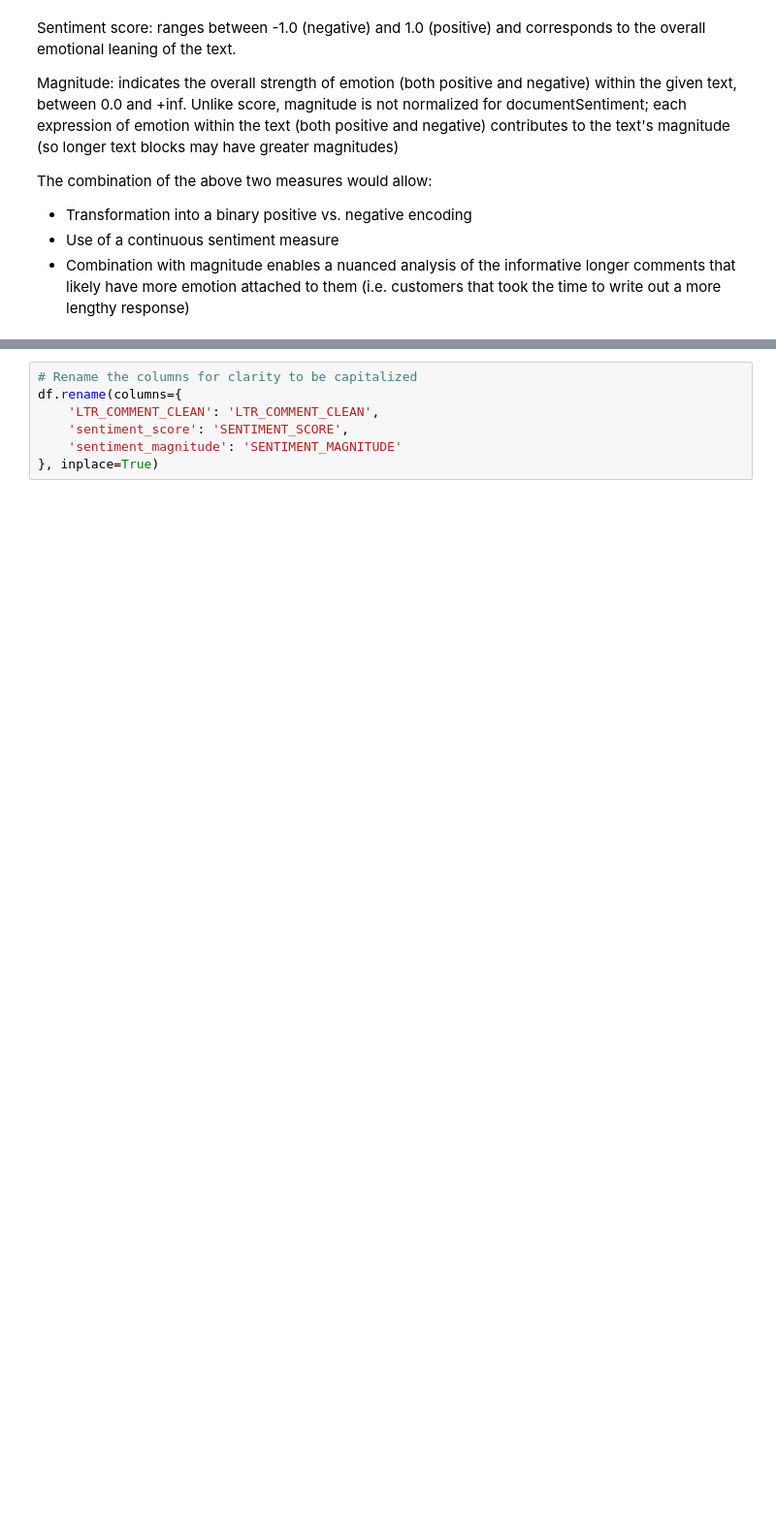
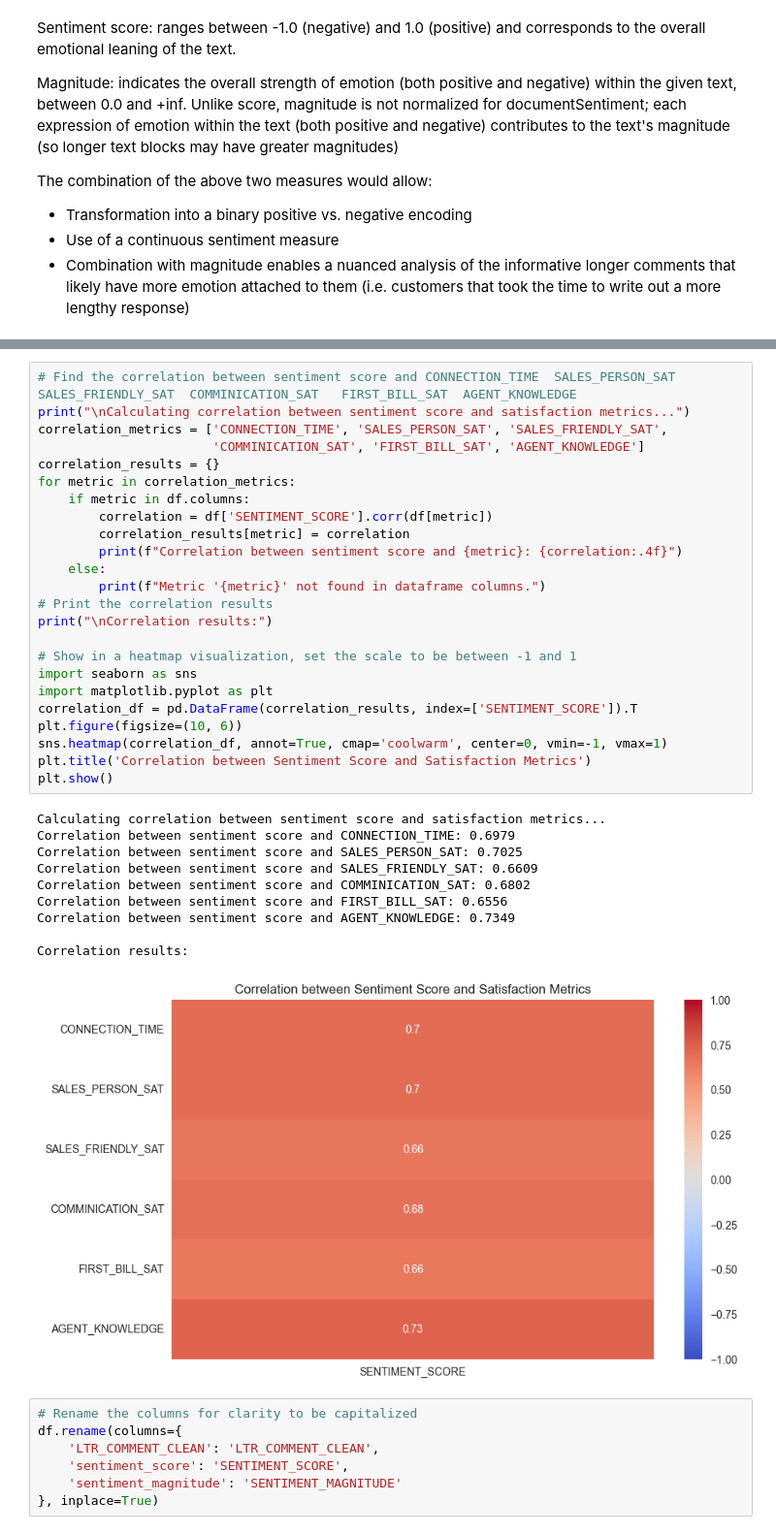
Before and after one commit to Ry-Rousseau/NLP_Call_Script_Analysis, a Jupyter notebook: notebooks/sentiment_analysis_modelling.ipynb, the cells around one changed output, grey strips where cells are left out. Shown: that part at 97% size. Cells and saved outputs as stored; diff of their text form; blank space fills up the shorter version.

```diff
--- a/notebooks/sentiment_analysis_modelling.ipynb
+++ b/notebooks/sentiment_analysis_modelling.ipynb
@@ -133,3 +119,38 @@ The combination of the above two measures would allow:
+# %%
+# Find the correlation between sentiment score and CONNECTION_TIME	SALES_PERSON_SAT	SALES_FRIENDLY_SAT	COMMINICATION_SAT	FIRST_BILL_SAT	AGENT_KNOWLEDGE
+print("\nCalculating correlation between sentiment score and satisfaction metrics...")
+correlation_metrics = ['CONNECTION_TIME', 'SALES_PERSON_SAT', 'SALES_FRIENDLY_SAT',
+                       'COMMINICATION_SAT', 'FIRST_BILL_SAT', 'AGENT_KNOWLEDGE']
+correlation_results = {}
+for metric in correlation_metrics:
+    if metric in df.columns:
+        correlation = df['SENTIMENT_SCORE'].corr(df[metric])
+        correlation_results[metric] = correlation
+        print(f"Correlation between sentiment score and {metric}: {correlation:.4f}")
+    else:
+        print(f"Metric '{metric}' not found in dataframe columns.")
+# Print the correlation results
+print("\nCorrelation results:")
+
+# Show in a heatmap visualization, set the scale to be between -1 and 1
+import seaborn as sns
+import matplotlib.pyplot as plt
+correlation_df = pd.DataFrame(correlation_results, index=['SENTIMENT_SCORE']).T
+plt.figure(figsize=(10, 6))
+sns.heatmap(correlation_df, annot=True, cmap='coolwarm', center=0, vmin=-1, vmax=1)
+plt.title('Correlation between Sentiment Score and Satisfaction Metrics')
+plt.show()
+# %% [output]
+Calculating correlation between sentiment score and satisfaction metrics...
+Correlation between sentiment score and CONNECTION_TIME: 0.6979
+Correlation between sentiment score and SALES_PERSON_SAT: 0.7025
+Correlation between sentiment score and SALES_FRIENDLY_SAT: 0.6609
+Correlation between sentiment score and COMMINICATION_SAT: 0.6802
+Correlation between sentiment score and FIRST_BILL_SAT: 0.6556
+Correlation between sentiment score and AGENT_KNOWLEDGE: 0.7349
+
+Correlation results:
+[figure, added]
 # %%
 # Rename the columns for clarity to be capitalized
 df.rename(columns={
```
Also changed, not shown: parts of 12 cells of this notebook, 14 other files.
